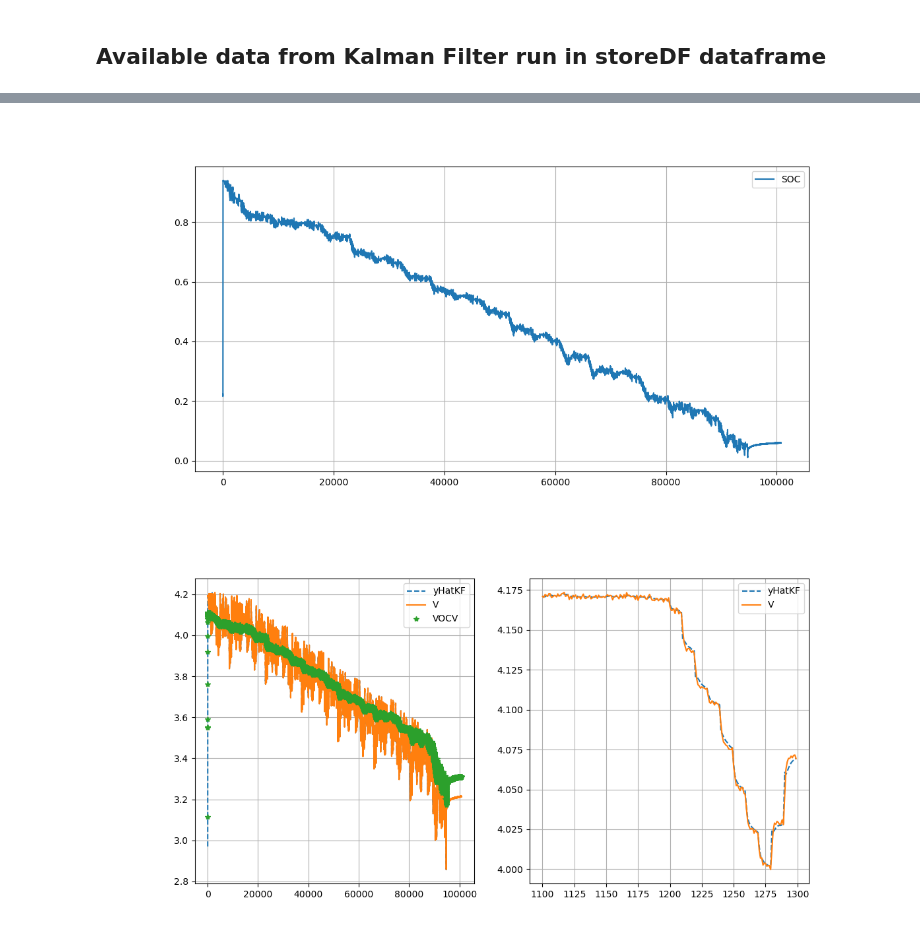
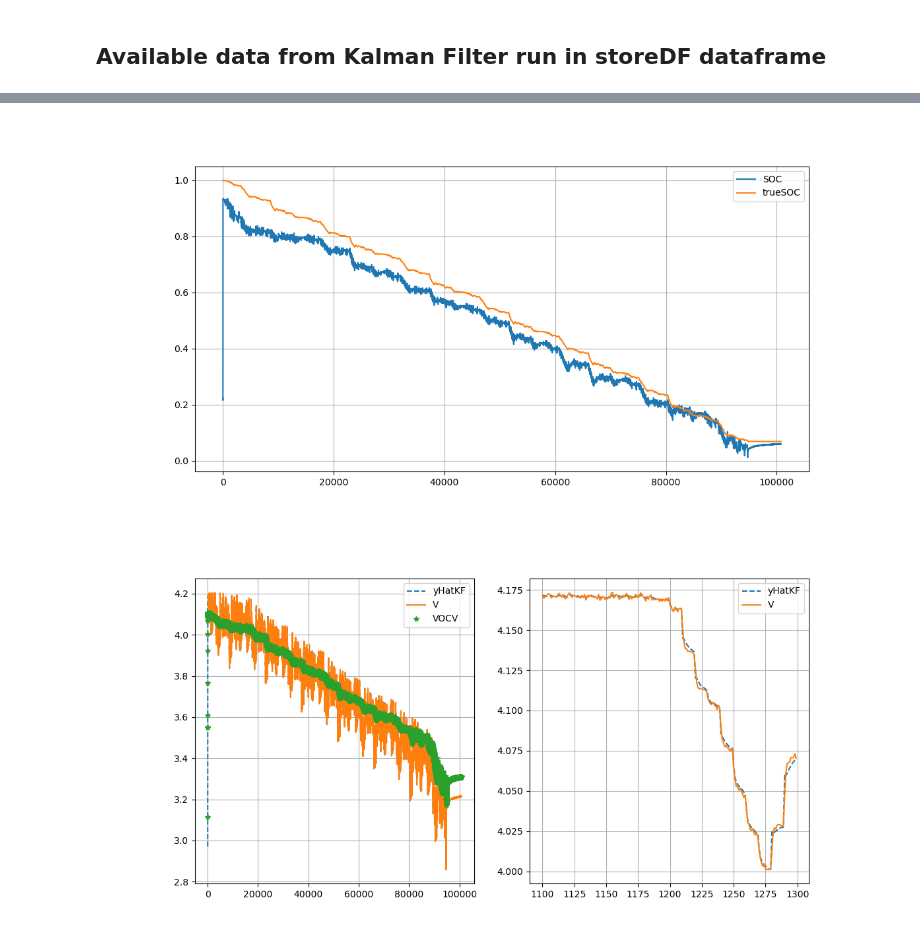
Before and after one commit to raghuramshankar/soc-estimation-of-li-ion-batteries, a Jupyter notebook: EKF.ipynb, the cells around one changed output, grey strips where cells are left out. Saved outputs shown, nothing was run; the diff lists cells and outputs as text; code cells hidden in the pictures.

Commit message:
get trueSOC

```diff
--- a/EKF.ipynb
+++ b/EKF.ipynb
@@ -74,9 +74,10 @@ Index(['SOC', 'Irc1', 'Irc2', 'socSigma', 'Irc1Sigma', 'Irc2Sigma', 'I', 'V',
 # %%
 fig2, ax1 = plt.subplots(figsize=(12,6))
 obj.storeDF.plot(y=['SOC'], ax=ax1)
+obj.storeDF.plot.line(y=['trueSOC'], ax=ax1)
 plt.grid()
 # %% [output]
-[figure, old version]
+[figure, new version]
 # %%
 fig3 = plt.figure(figsize=(12,6))
 ax1 = fig3.add_subplot(121)
```
Also changed, not shown: parts of 4 cells of this notebook, 1 other file.
